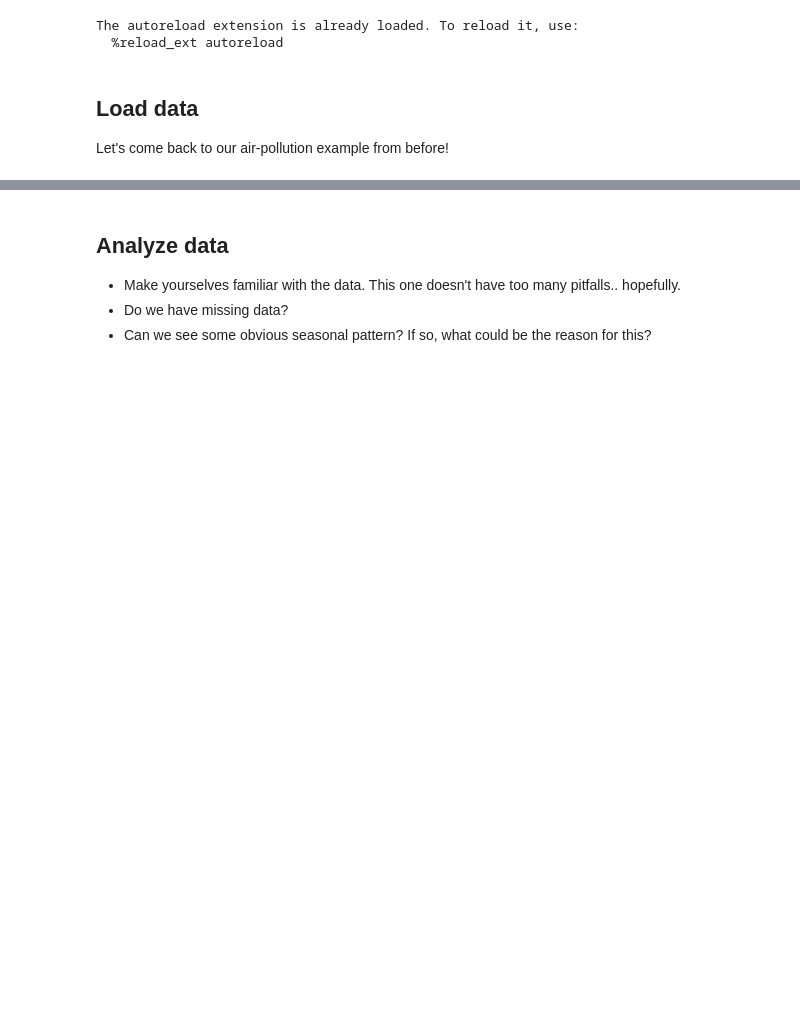
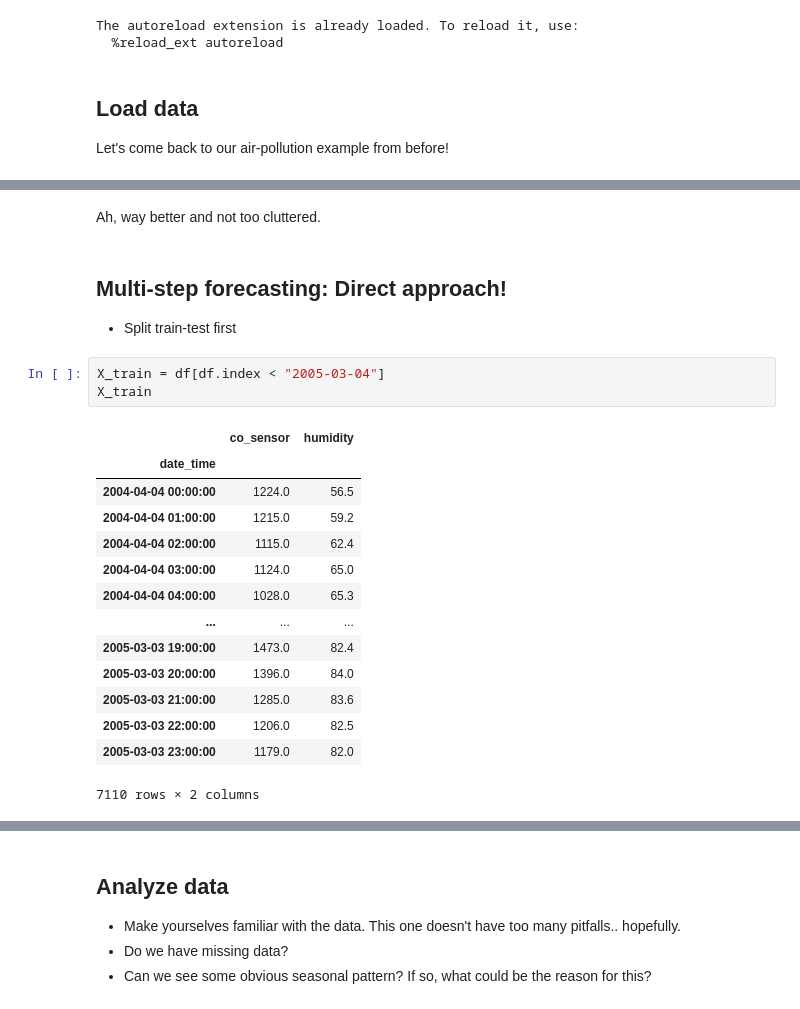
Before and after one commit to WeinbergMalte/timeseries-forecasting-workshop, a Jupyter notebook: notebooks/07-multi-step-ahead-forecasting.ipynb, the cells around one changed output, grey strips where cells are left out. Saved outputs shown, nothing was run; the diff lists cells and outputs as text; blank space fills up the shorter version.

```diff
--- a/notebooks/07-multi-step-ahead-forecasting.ipynb
+++ b/notebooks/07-multi-step-ahead-forecasting.ipynb
@@ -52,0 +147,23 @@ df_in.head()
+# %% [markdown]
+Ah, way better and not too cluttered.
+# %% [markdown]
+## Multi-step forecasting: Direct approach!
+- Split train-test first
+# %%
+X_train = df[df.index < "2005-03-04"]
+X_train
+# %% [output]
+|  | co_sensor | humidity |
+| date_time |  |  |
+| 2004-04-04 00:00:00 | 1224.0 | 56.5 |
+| 2004-04-04 01:00:00 | 1215.0 | 59.2 |
+| 2004-04-04 02:00:00 | 1115.0 | 62.4 |
+| 2004-04-04 03:00:00 | 1124.0 | 65.0 |
+| 2004-04-04 04:00:00 | 1028.0 | 65.3 |
+| ... | ... | ... |
+| 2005-03-03 19:00:00 | 1473.0 | 82.4 |
+| 2005-03-03 20:00:00 | 1396.0 | 84.0 |
+| 2005-03-03 21:00:00 | 1285.0 | 83.6 |
+| 2005-03-03 22:00:00 | 1206.0 | 82.5 |
+| 2005-03-03 23:00:00 | 1179.0 | 82.0 |
+7110 rows × 2 columns
```
Also changed, not shown: parts of 8 cells of this notebook, 9 other files.
